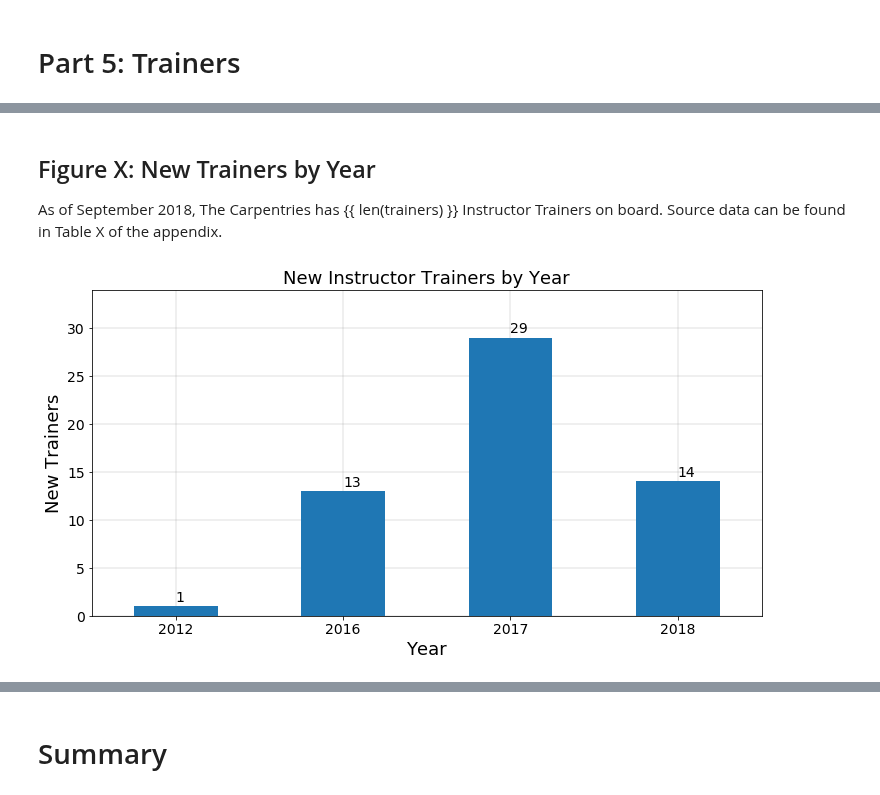
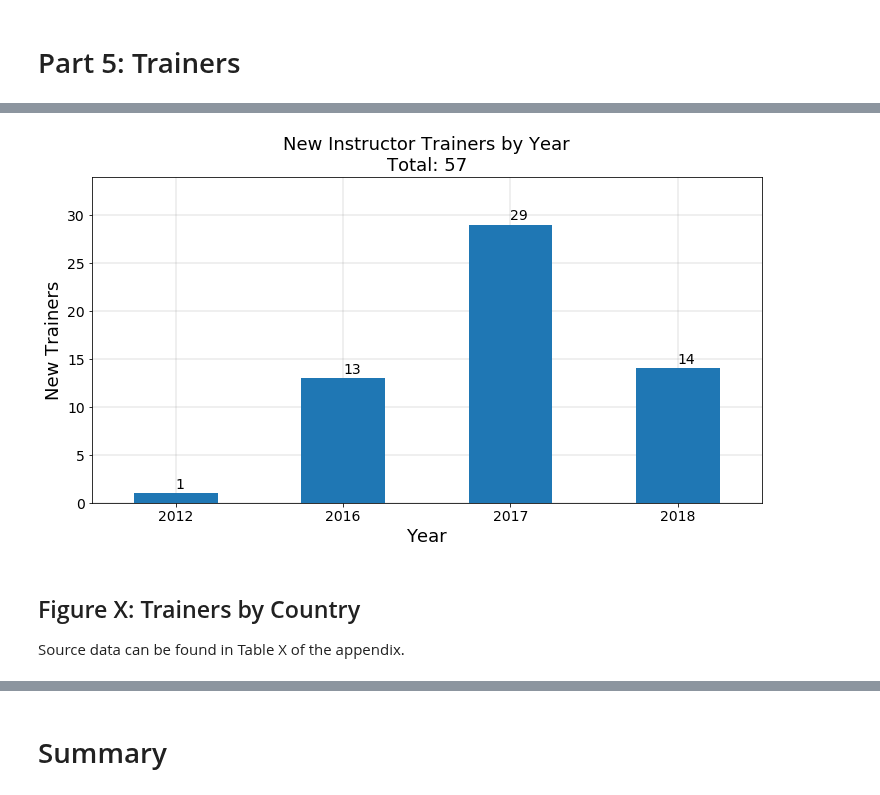
Before and after one commit to carpentries/assessment, a Jupyter notebook: programmatic-assessment/workshops/jupyter_notebooks/programmatic_report_20180930_SECOND_DRAFT.ipynb, the cells around one changed output, grey strips where cells are left out. Drawn from its saved outputs; the diff is of its cells as text; code cells hidden in the pictures.

```diff
--- a/programmatic-assessment/workshops/jupyter_notebooks/programmatic_report_20180930_SECOND_DRAFT.ipynb
+++ b/programmatic-assessment/workshops/jupyter_notebooks/programmatic_report_20180930_SECOND_DRAFT.ipynb
@@ -1170,5 +1302,42 @@ plt.show()
+# %%
+fig = plt.figure(figsize=(12, 6)) # Create matplotlib figure
+
+ax = fig.add_subplot(111) # Create matplotlib axes
+width = .5 # Set width of bar
+
+
+trainers_by_year = trainers.groupby(trainers['year']).awarded.count().to_frame()
+trainers_by_year.rename(columns={'id':'count'}, inplace=True)
+title = "New Instructor Trainers by Year" + "\n" + "Total: " +  str(len(trainers))
+trainers_by_year.plot(kind='bar', ax=ax, title=title, legend=False, grid=True,)
+
+# Set axes labels and legend
+ax.set_xlabel("Year")
+ax.set_ylabel("New Trainers")
+# Don't allow the axis to be on top of your data
+ax.set_axisbelow(True)
+
+ax.title.set_size(18)
+ax.xaxis.label.set_size(18)
+ax.yaxis.label.set_size(18)
+plt.xticks(fontsize=14, rotation=0)
+plt.yticks(fontsize=14, rotation=0)
+
+trainers_by_year.rename(columns={'awarded':'count'}, inplace=True)
+
+
+ax.grid(linestyle='-', linewidth='0.25', color='gray')
+
+for i, label in enumerate(list(trainers_by_year.index)):
+    count = trainers_by_year.loc[label]['count']
+    ax.annotate(str(count), (i, count + 0.5), fontsize=14)
+
+ax.set_ylim(0, max(trainers_by_year['count']) + 5)
+
+plt.show()
+# %% [output]
+[figure, added]
 # %% [markdown]
-## Figure X: New Trainers by Year
+## Figure X: Trainers by Country
 
-As of September 2018, The Carpentries has {{ len(trainers) }} Instructor Trainers on board.
 Source data can be found in Table X of the appendix.
@@ -1183,36 +1343,0 @@ trainers['year'] = trainers['awarded'].dt.year
-# %%
-fig = plt.figure(figsize=(12, 6)) # Create matplotlib figure
-
-ax = fig.add_subplot(111) # Create matplotlib axes
-width = .5 # Set width of bar
-
-
-trainers_by_year = trainers.groupby(trainers['year']).awarded.count().to_frame()
-trainers_by_year.rename(columns={'id':'count'}, inplace=True)
-title = "New Instructor Trainers by Year"
-trainers_by_year.plot(kind='bar', ax=ax, title=title, legend=False, grid=True,)
-
-# Set axes labels and legend
-ax.set_xlabel("Year")
-ax.set_ylabel("New Trainers")
-# Don't allow the axis to be on top of your data
-ax.set_axisbelow(True)
-
-ax.title.set_size(18)
-ax.xaxis.label.set_size(18)
-ax.yaxis.label.set_size(18)
-plt.xticks(fontsize=14, rotation=0)
-plt.yticks(fontsize=14, rotation=0)
-
-
-ax.grid(linestyle='-', linewidth='0.25', color='gray')
-
-for i, label in enumerate(list(trainers_by_year.index)):
-    count = trainers_by_year.loc[label]['awarded']
-    ax.annotate(str(count), (i, count + 0.5), fontsize=14)
-
-ax.set_ylim(0, max(trainers_by_year['awarded']) + 5)
-
-plt.show()
-# %% [output]
-[figure, removed]
```
Also changed, not shown: parts of 30 cells of this notebook.
